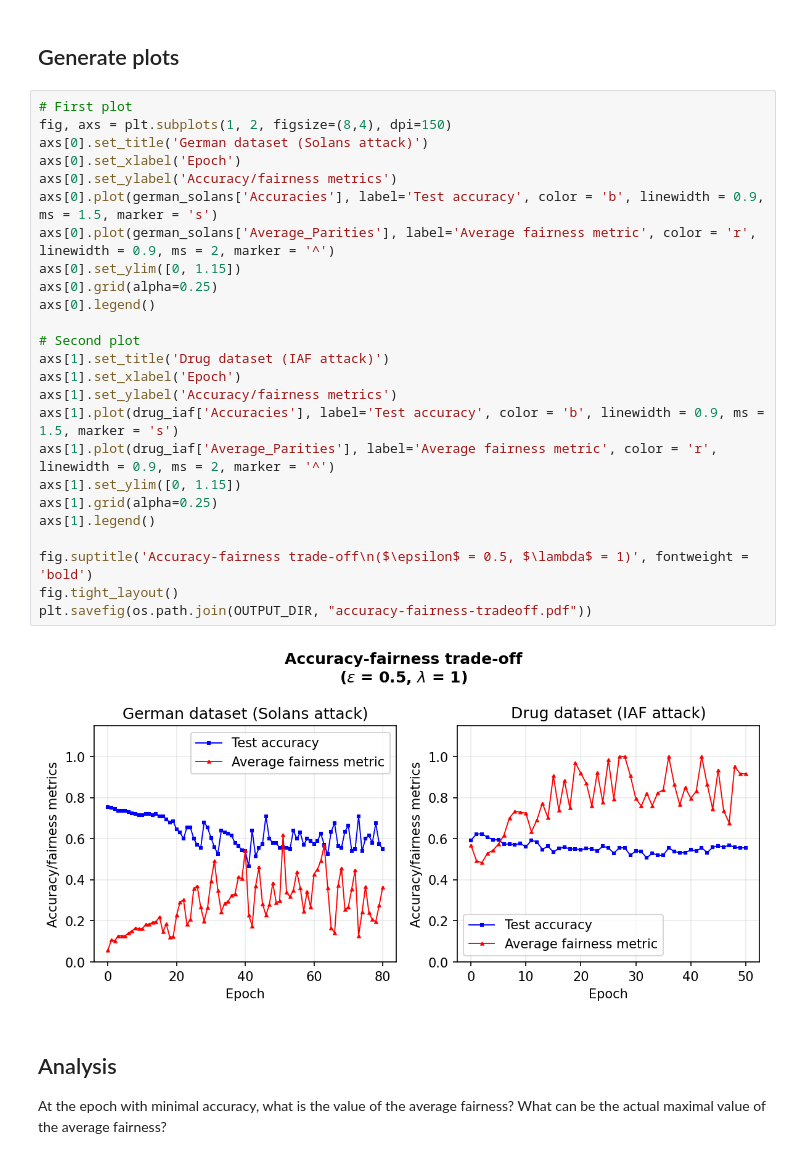
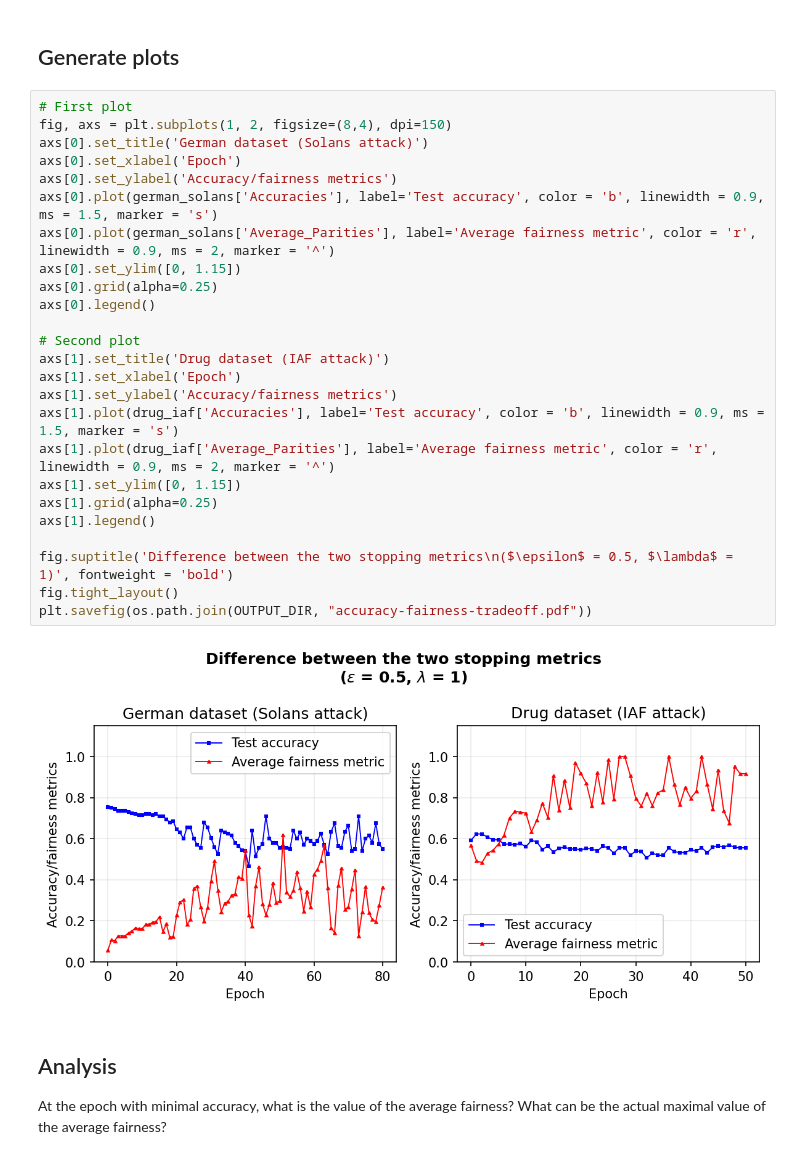
Before and after one commit to imandrealombardo/FACT-AI, a Jupyter notebook: Fairness_attack/Results_notebook.ipynb, the cells around one changed output. Drawn from its saved outputs; the diff is of its cells as text.

```diff
--- a/Fairness_attack/Results_notebook.ipynb
+++ b/Fairness_attack/Results_notebook.ipynb
@@ -392,30 +392,30 @@ german_solans = json.load(f_german_solans)
 # %%
 # First plot
 fig, axs = plt.subplots(1, 2, figsize=(8,4), dpi=150)
 axs[0].set_title('German dataset (Solans attack)')
 axs[0].set_xlabel('Epoch')
 axs[0].set_ylabel('Accuracy/fairness metrics')
 axs[0].plot(german_solans['Accuracies'], label='Test accuracy', color = 'b', linewidth = 0.9, ms = 1.5, marker = 's')
 axs[0].plot(german_solans['Average_Parities'], label='Average fairness metric', color = 'r', linewidth = 0.9, ms = 2, marker = '^')
 axs[0].set_ylim([0, 1.15])
 axs[0].grid(alpha=0.25)
 axs[0].legend()
 
 # Second plot
 axs[1].set_title('Drug dataset (IAF attack)')
 axs[1].set_xlabel('Epoch')
 axs[1].set_ylabel('Accuracy/fairness metrics')
 axs[1].plot(drug_iaf['Accuracies'], label='Test accuracy', color = 'b', linewidth = 0.9, ms = 1.5, marker = 's')
 axs[1].plot(drug_iaf['Average_Parities'], label='Average fairness metric', color = 'r', linewidth = 0.9, ms = 2, marker = '^')
 axs[1].set_ylim([0, 1.15])
 axs[1].grid(alpha=0.25)
 axs[1].legend()
 
-fig.suptitle('Accuracy-fairness trade-off\n($\epsilon$ = 0.5, $\lambda$ = 1)', fontweight = 'bold')
+fig.suptitle('Difference between the two stopping metrics\n($\epsilon$ = 0.5, $\lambda$ = 1)', fontweight = 'bold')
 fig.tight_layout()
 plt.savefig(os.path.join(OUTPUT_DIR, "accuracy-fairness-tradeoff.pdf"))
 # %% [output]
-[figure, old version]
+[figure, new version]
 # %% [markdown]
 ## Analysis
 At the epoch with minimal accuracy, what is the value of the average fairness? What can be the actual maximal value of the average fairness?
```
Also changed, not shown: parts of 2 cells of this notebook, 1 other file.
